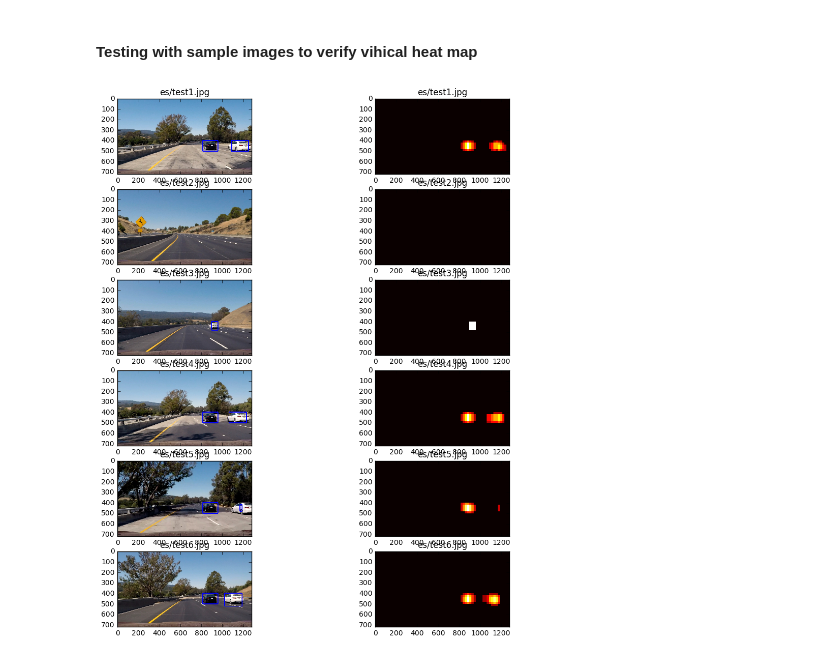
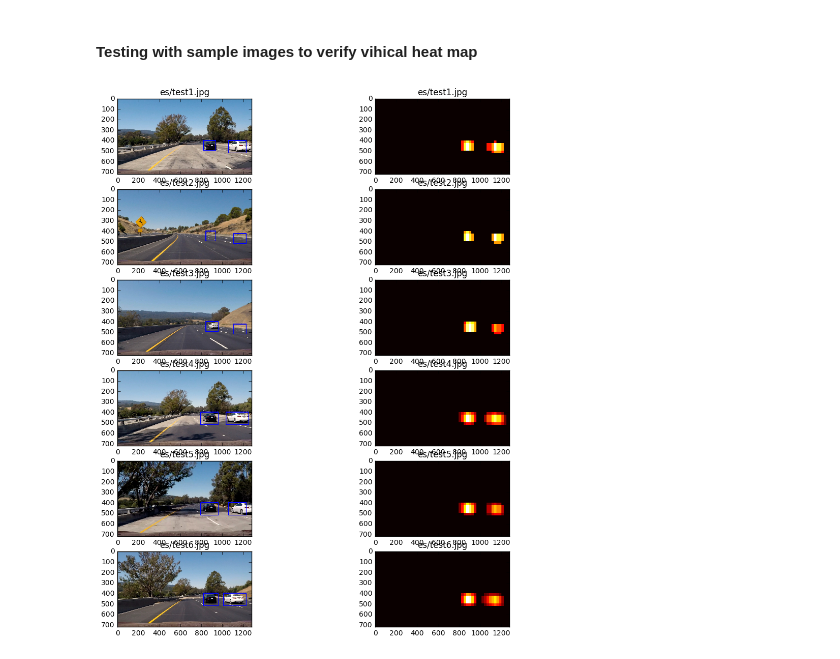
Before and after one commit to arvindshekar07/VehicalDetection, a Jupyter notebook: VehicalDetection.ipynb, the cells around one changed output. Saved outputs shown, nothing was run; the diff lists cells and outputs as text; code cells hidden in the pictures.

Commit message:
Additional information on HOG and adding queue to store consicutive   frame heatmap

```diff
--- a/VehicalDetection.ipynb
+++ b/VehicalDetection.ipynb
@@ -439,7 +440,7 @@ X_train, X_test, y_train, y_test = train_test_split(
 # print('Using spatial binning of:',spatial,'and', histbin,'histogram bins')
 print('Feature vector length:', len(X_train[0]))
 # Use a linear SVC
-svc = LinearSVC()
+svc = LinearSVC(C=0.00001)
 # Check the training time for the SVC
 svc.fit(X_train, y_train)
 t2 = time.time()
@@ -466,7 +467,7 @@ searchpath ='test_images/*.jpg'
 example_images = glob.glob(searchpath)
 
 y_start_stop = [400, 656] # Min and max in y to search in slide_window()
-overlap = 0.5
+overlap = 0.7
 images = []
 titles =[]
 
@@ -481,7 +482,7 @@ for img_src in example_images:
     print(np.min(img),np.max(img))
 
     windows = slide_window(img, x_start_stop=[None, None], y_start_stop=y_start_stop,
-                           xy_window=(128, 128), xy_overlap=(overlap,overlap))
+                           xy_window=(96, 96), xy_overlap=(overlap,overlap))
 
     hot_windows = search_windows(img, windows, svc, X_scaler, color_space=color_space,
                                  spatial_size=spatial_size, hist_bins=hist_bins,
@@ -616,35 +617,56 @@ def find_cars(img, ystart, ystop, scale, svc, X_scaler, orient, pix_per_cell, ce
 # %% [markdown]
 #### Testing with sample images to verify vihical heat map
 # %%
+# define feature  parameters
+color_space = 'YCrCb'
+orient = 9
+pix_per_cell =8
+cell_per_block =2
+hog_channel = 'ALL'# can be 0,1,2, ALL
+spatial_size=(32,32)#spatial binnig dimensions
+hist_bins= 32
+spatial_feat = True # spatical features on or off
+hist_feat = True # Histogram features on or off
+hog_feat = True # HOG  ffeatures on or off
+
+
 out_images= []
 out_maps=[]
 out_titles = []
 out_boxes =[]
 ystart = 400
-ystop = 660
-scale = 1.3
+ystop = 656
+scale = 1.5
+d1= deque(maxlen = 5)
 
 
 ## going through all the sample images
 for img_src in example_images:
     img = mpimg.imread(img_src)
     out_img,heatmap = find_cars(img, ystart=ystart, ystop=ystop,
                         scale=scale, svc=svc, X_scaler=X_scaler, orient=orient, pix_per_cell=pix_per_cell,
                         cell_per_block=cell_per_block, spatial_size=spatial_size, hist_bins=hist_bins)
 
-    heatmap = apply_threshold(heatmap,1)
+
+    d1.append(heatmap)
+    for i in range(len(d1)):
+        item = d1[i]
+        heatmap = cv2.add(heatmap,item)
 
 
+    heatmap = apply_threshold(heatmap,2)
+
     labels = label(heatmap)
+
     draw_img = draw_labeled_bboxes(np.copy(img),labels)
     out_images.append(draw_img)
     out_images.append(heatmap)
     out_maps.append(heatmap)
     out_titles.append(img_src[-12:])
     out_titles.append(img_src[-12:])
 
 fig = plt.figure(figsize=(12,18),dpi=300)
 visualize(fig,8,2,out_images,out_titles)
 # %% [output]
-[figure, old version]
+[figure, new version]
 # %%
```
Also changed, not shown: parts of 7 cells of this notebook, 3 other files.
